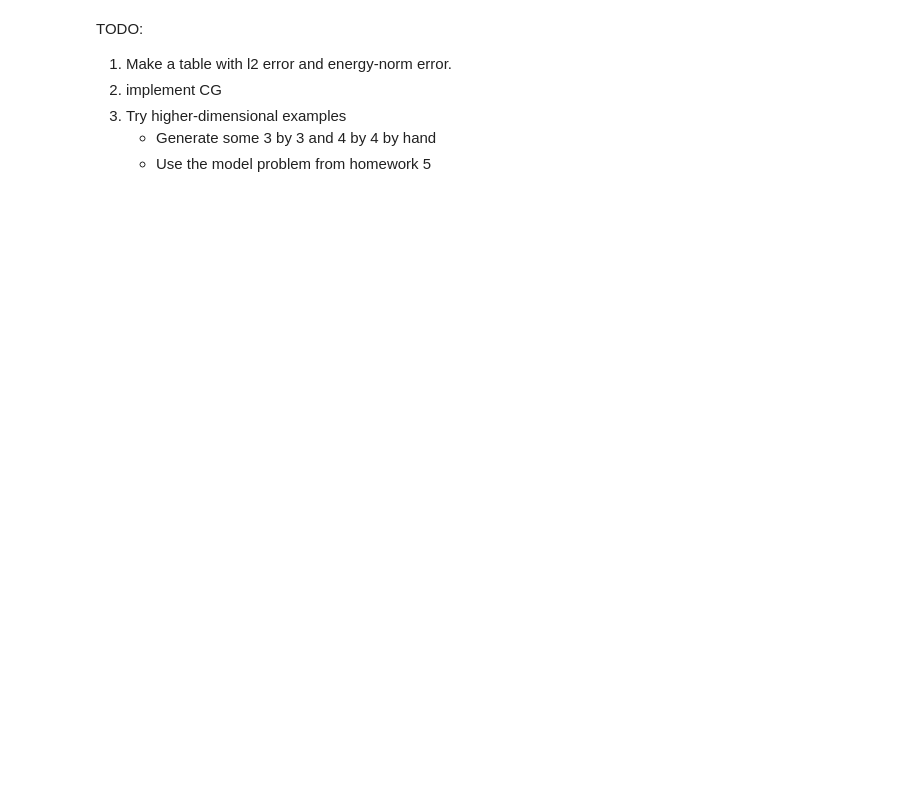
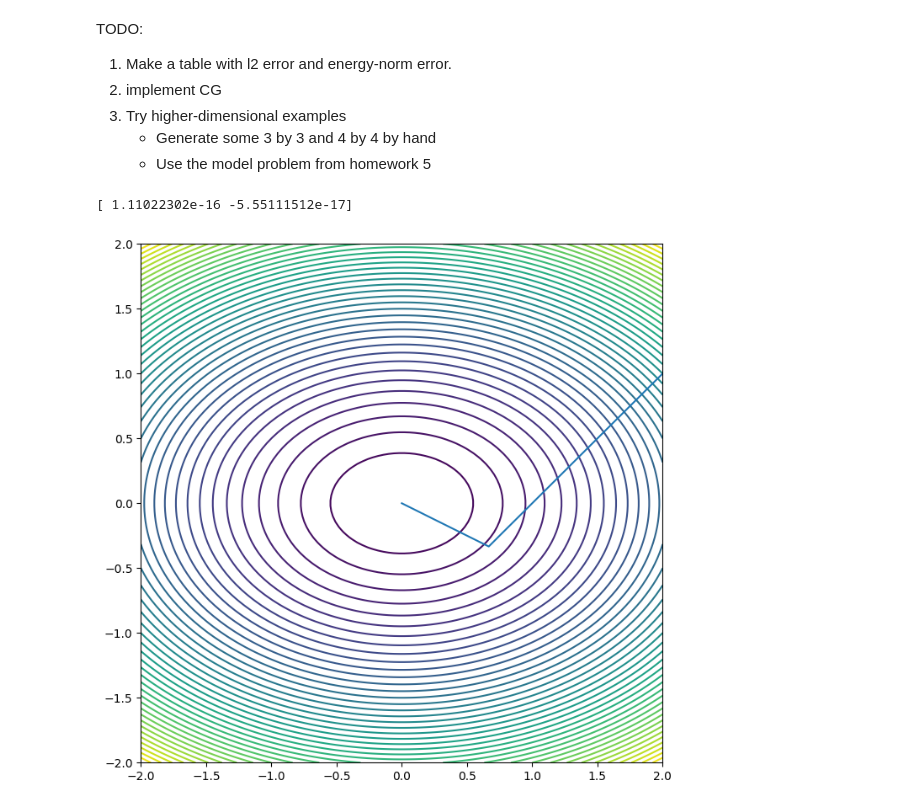
Before and after one commit to cnobleshriver/math551, a Jupyter notebook: Descent Demo.ipynb, the cells around one changed output. Cells and saved outputs as stored; diff of their text form; code cells hidden in the pictures; blank space fills up the shorter version.

Commit message:
gradient descent demo

```diff
--- a/Descent Demo.ipynb
+++ b/Descent Demo.ipynb
@@ -45,12 +53,36 @@ TODO:
     - Generate some 3 by 3 and 4 by 4 by hand
     - Use the model problem from homework 5
 # %%
-
-
-def cg(A, b, x0, k):
-    x = np.zeros([2, k+1])
+# Conjugate gradient method
+def cg(A, b, x0, kmax, TOL=1e-8):
+    x = np.zeros([2, kmax+1])
     x[:,0] = x0
 
-    pass
+    r = b - A @ x[:,0]
+    d = r
+
+    for k in range(kmax):
+        if np.linalg.norm(r) < TOL:
+            return x[:,:k+1]
+        alpha = (r @ r) / (d @ (A @ d))
+        x[:,k+1] = x[:,k] + alpha * d
+        rr = r @ r
+        r = r - alpha * A @ d
+        beta = (r @ r) / rr
+        d = r + beta * d
 
     return x
+# %%
+M = np.array([[1,0],[0,2]])
+b = np.zeros(2)
+
+M_contours(M)
+
+x0 = np.array([2, 1])
+path = cg(M, b, x0, 100)
+plt.plot(path[0,:], path[1,:])
+
+print(path[:,-1])
+# %% [output]
+[ 1.11022302e-16 -5.55111512e-17]
+[figure, added]
```
Also changed, not shown: parts of 2 cells of this notebook.
